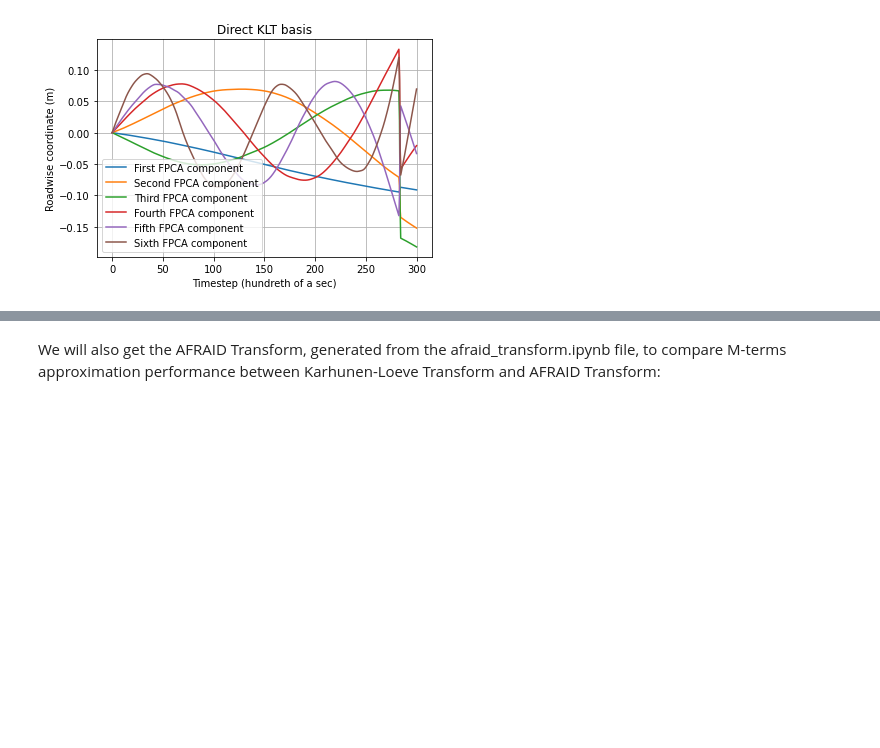
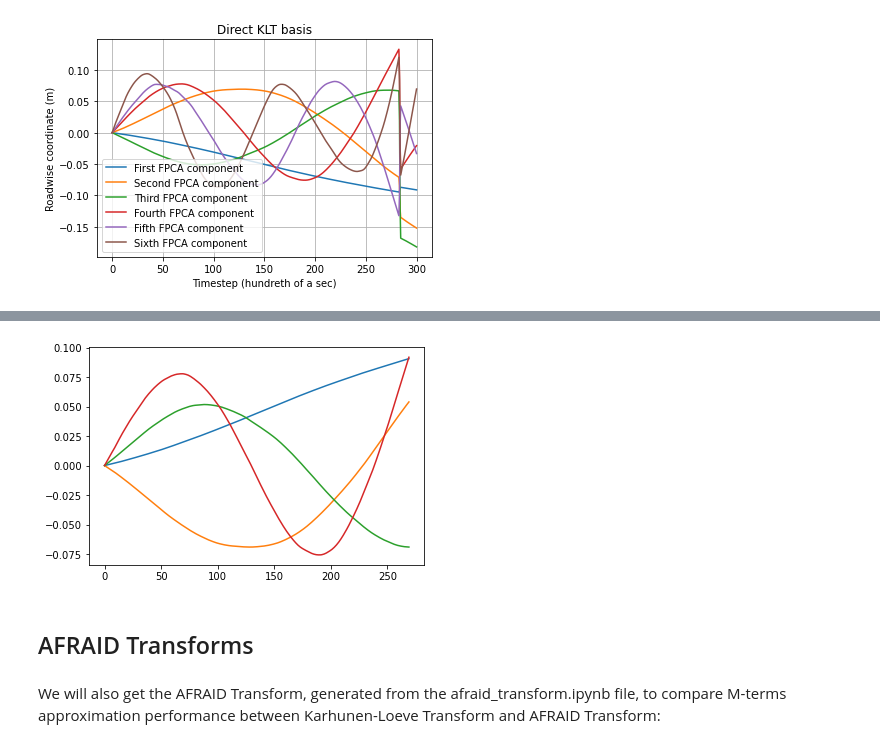
Before and after one commit to thinhhoang95/anomaly-detection-ngsim2, a Jupyter notebook: pwms_spherical/M_terms_approx_performance.ipynb, the cells around one changed output, grey strips where cells are left out. Drawn from its saved outputs; the diff is of its cells as text; code cells hidden in the pictures; blank space fills up the shorter version.

```diff
--- a/pwms_spherical/M_terms_approx_performance.ipynb
+++ b/pwms_spherical/M_terms_approx_performance.ipynb
@@ -69,6 +77,13 @@ ycov = np.reshape(ycov, ycov.shape[1:3])
 # %%
 _, klt_basis = np.linalg.eig(ycov)
 klt_basis = np.real(klt_basis[:270,:].T)
+# %%
+for i in range(4):
+    plt.plot(klt_basis[i,:])
+# %% [output]
+[figure, added]
+# %% [markdown]
+## AFRAID Transforms
 # %% [markdown]
 We will also get the AFRAID Transform, generated from the afraid_transform.ipynb file, to compare M-terms approximation performance between Karhunen-Loeve Transform and AFRAID Transform:
 # %%
```
Also changed, not shown: parts of 30 cells of this notebook, 2 other files.
